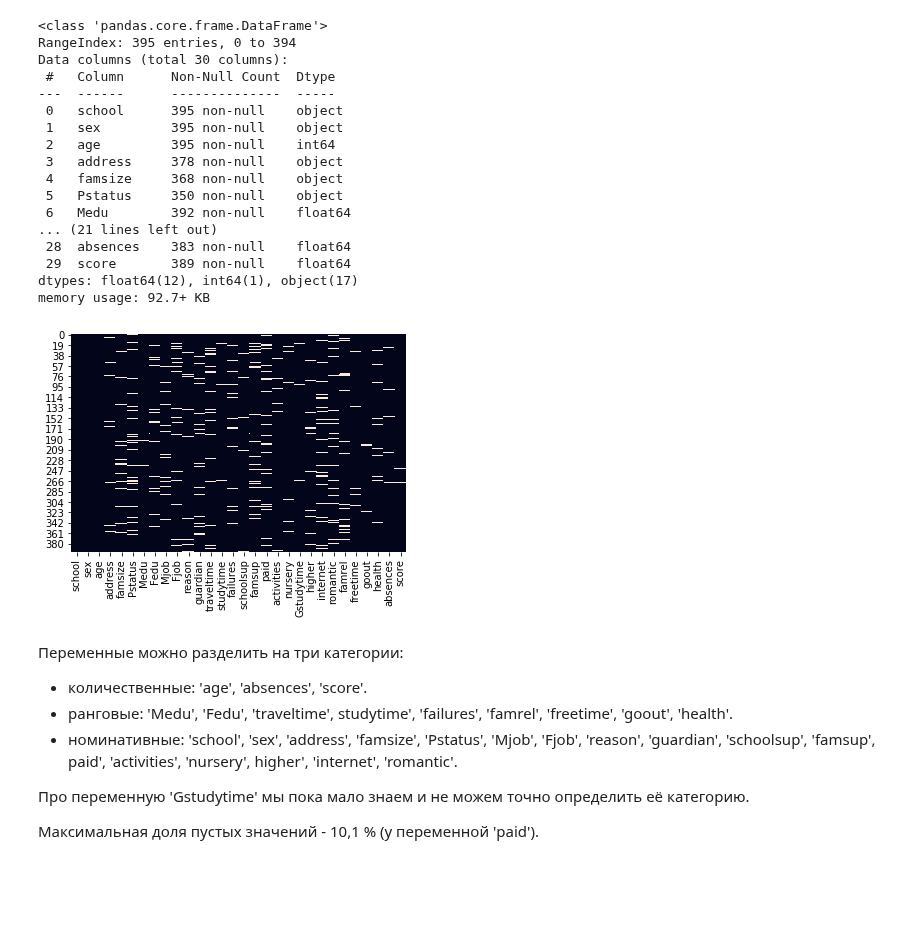
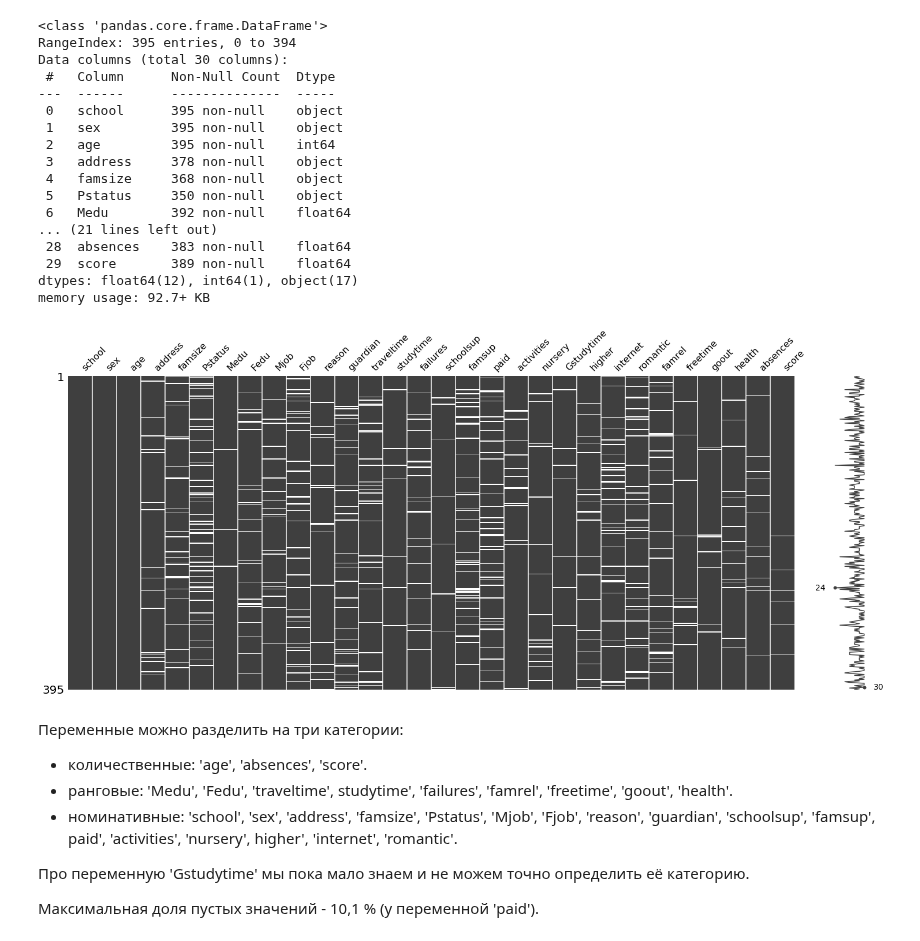
Before and after one commit to ivan-kud/ml-projects, a Jupyter notebook: RDS2 - Exploratory data analysis/RDS2 - Exploratory data analysis.ipynb, the cells around one changed output. Saved outputs shown, nothing was run; the diff lists cells and outputs as text; code cells hidden in the pictures; blank space fills up the shorter version.

```diff
--- a/RDS2 - Exploratory data analysis/RDS2 - Exploratory data analysis.ipynb
+++ b/RDS2 - Exploratory data analysis/RDS2 - Exploratory data analysis.ipynb
@@ -62,10 +63,10 @@ Data columns (total 30 columns):
  29  score       389 non-null    float64
 dtypes: float64(12), int64(1), object(17)
 memory usage: 92.7+ KB
-# %%
-sns.heatmap(data.isnull(), cbar=False);
-# %% [output]
-[figure, removed]
+# %%
+msno.matrix(data);
+# %% [output]
+[figure, added]
 # %% [markdown]
 Переменные можно разделить на три категории:
 - количественные: 'age', 'absences', 'score'.
```
Also changed, not shown: parts of 1 cell of this notebook.
